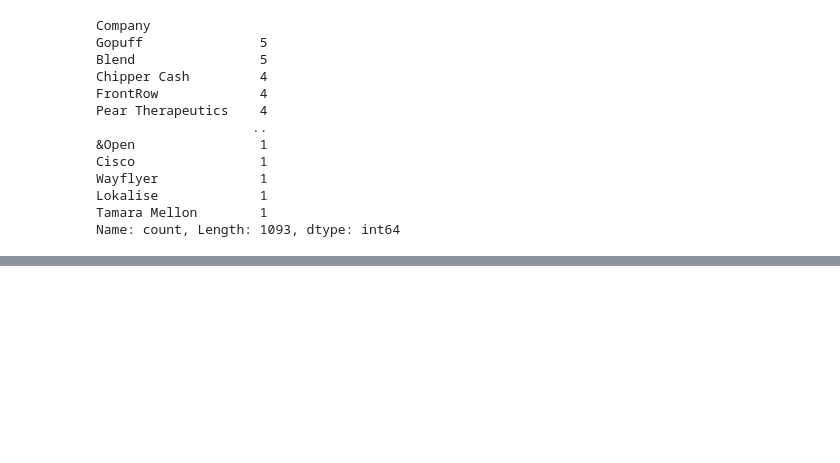
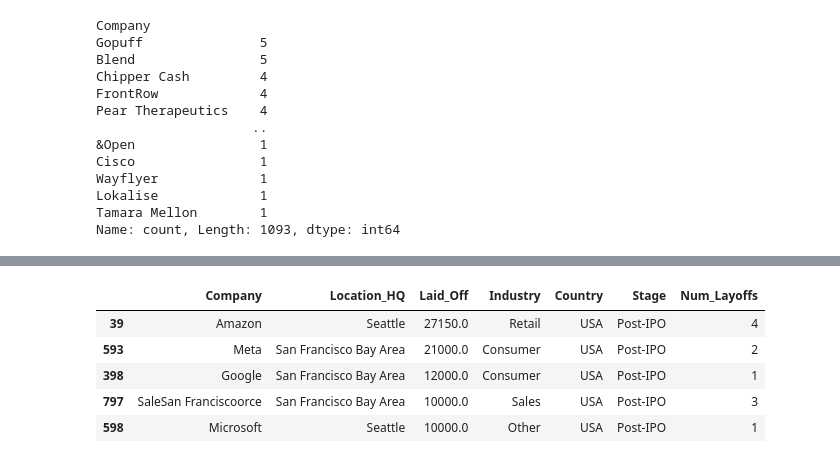
Before and after one commit to Mark-Barbaric/Kaggle, a Jupyter notebook: tech_layoffs/tech_layoffs_eda.ipynb, the cells around one changed output, grey strips where cells are left out. Saved outputs shown, nothing was run; the diff lists cells and outputs as text; code cells hidden in the pictures; blank space fills up the shorter version.

```diff
--- a/tech_layoffs/tech_layoffs_eda.ipynb
+++ b/tech_layoffs/tech_layoffs_eda.ipynb
@@ -278,0 +340,9 @@ df.value_counts
+# %%
+grouped_df.head()
+# %% [output]
+|  | Company | Location_HQ | Laid_Off | Industry | Country | Stage | Num_Layoffs |
+| 39 | Amazon | Seattle | 27150.0 | Retail | USA | Post-IPO | 4 |
+| 593 | Meta | San Francisco Bay Area | 21000.0 | Consumer | USA | Post-IPO | 2 |
+| 398 | Google | San Francisco Bay Area | 12000.0 | Consumer | USA | Post-IPO | 1 |
+| 797 | SaleSan Franciscoorce | San Francisco Bay Area | 10000.0 | Sales | USA | Post-IPO | 3 |
+| 598 | Microsoft | Seattle | 10000.0 | Other | USA | Post-IPO | 1 |
```
Also changed, not shown: parts of 21 cells of this notebook, 1 other file.
